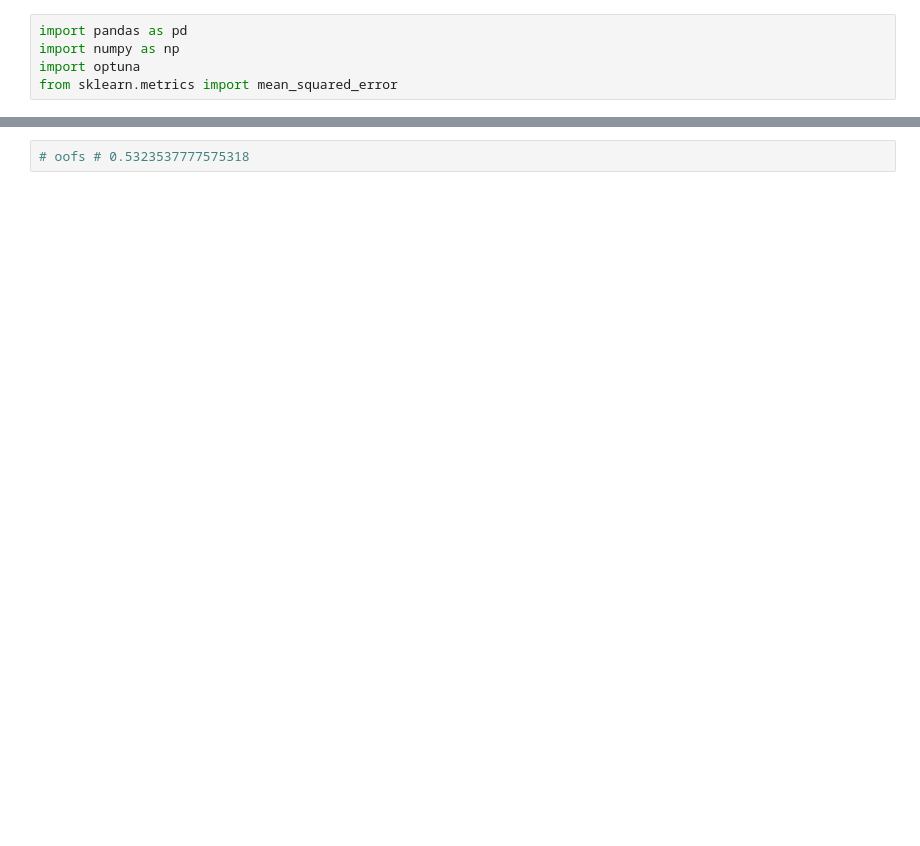
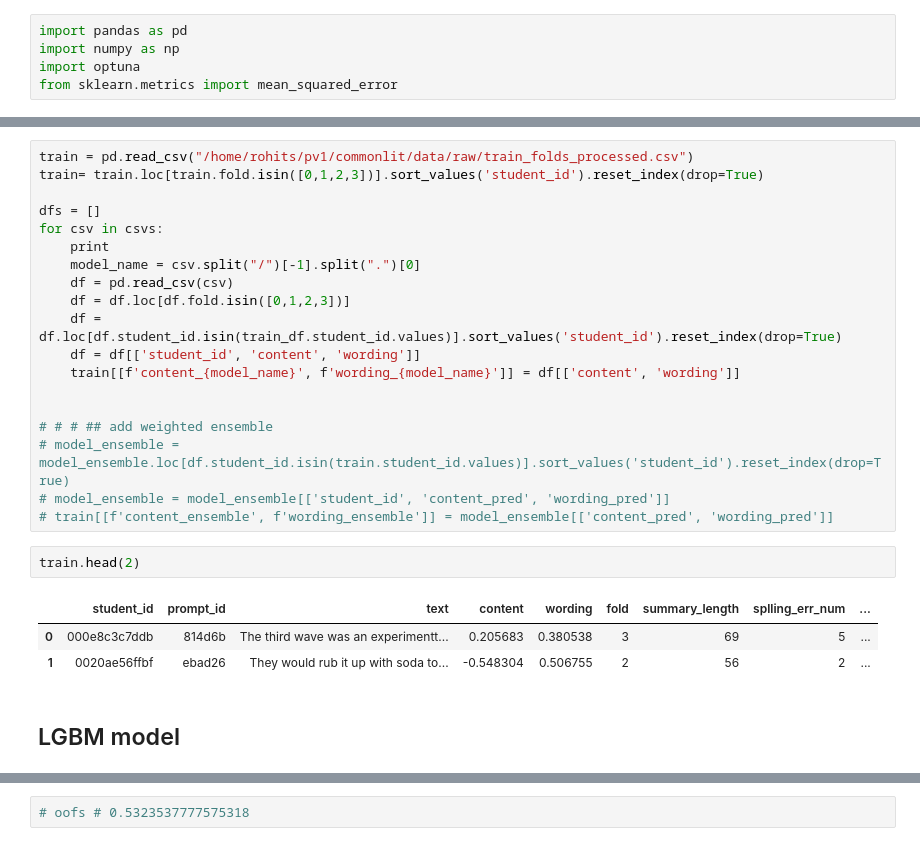
Before and after one commit to rohitsingh02/CommonLit-ESS, a Jupyter notebook: notebook/playground.ipynb, the cells around one changed output, grey strips where cells are left out. Cells and saved outputs as stored; diff of their text form; blank space fills up the shorter version.

```diff
--- a/notebook/playground.ipynb
+++ b/notebook/playground.ipynb
@@ -246,0 +244,27 @@ true_labels_content.shape  # attention pooling working, need to work on it more
+# %%
+train = pd.read_csv("/home/rohits/pv1/commonlit/data/raw/train_folds_processed.csv")
+train= train.loc[train.fold.isin([0,1,2,3])].sort_values('student_id').reset_index(drop=True)
+
+dfs = []
+for csv in csvs:
+    print
+    model_name = csv.split("/")[-1].split(".")[0]
+    df = pd.read_csv(csv)
+    df = df.loc[df.fold.isin([0,1,2,3])]
+    df = df.loc[df.student_id.isin(train_df.student_id.values)].sort_values('student_id').reset_index(drop=True)
+    df = df[['student_id', 'content', 'wording']]
+    train[[f'content_{model_name}', f'wording_{model_name}']] = df[['content', 'wording']]
+
+
+# # # ## add weighted ensemble
+# model_ensemble = model_ensemble.loc[df.student_id.isin(train.student_id.values)].sort_values('student_id').reset_index(drop=True)
+# model_ensemble = model_ensemble[['student_id', 'content_pred', 'wording_pred']]
+# train[[f'content_ensemble', f'wording_ensemble']] = model_ensemble[['content_pred', 'wording_pred']]
+# %%
+train.head(2)
+# %% [output]
+|  | student_id | prompt_id | text | content | wording | fold | summary_length | splling_err_num | ... |
+| 0 | 000e8c3c7ddb | 814d6b | The third wave was an experimentt... | 0.205683 | 0.380538 | 3 | 69 | 5 | ... |
+| 1 | 0020ae56ffbf | ebad26 | They would rub it up with soda to... | -0.548304 | 0.506755 | 2 | 56 | 2 | ... |
+# %% [markdown]
+## LGBM model
```
Also changed, not shown: parts of 54 cells of this notebook, 11 other files.
